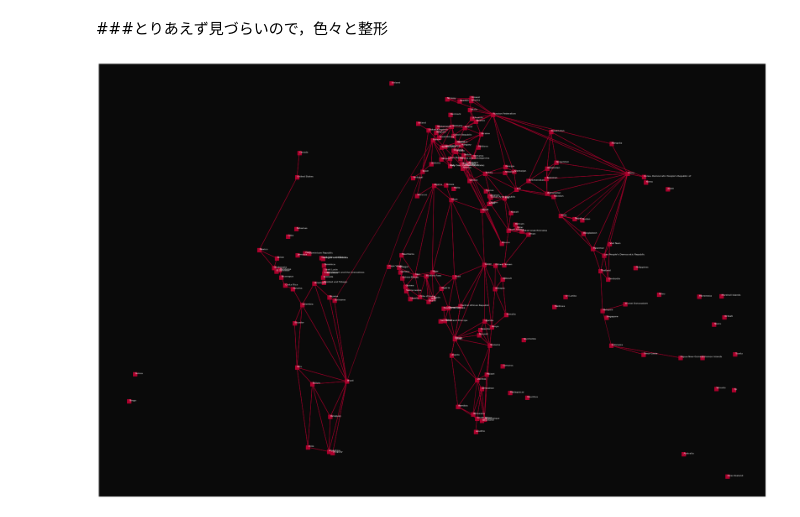
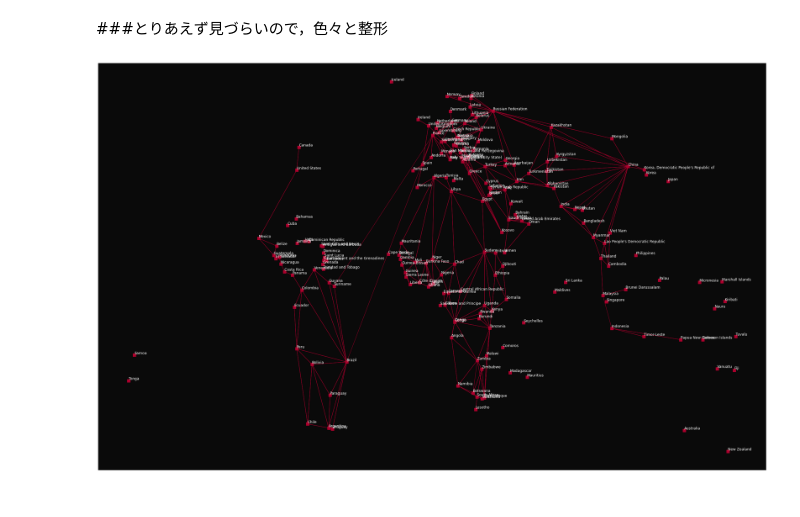
Before and after one commit to sirakik/japan_graph, a Jupyter notebook: 天地創造.ipynb, the cells around one changed output. Saved outputs shown, nothing was run; the diff lists cells and outputs as text; code cells hidden in the pictures.

```diff
--- a/天地創造.ipynb
+++ b/天地創造.ipynb
@@ -132,13 +132,13 @@ plt.show()
 ###とりあえず見づらいので，色々と整形
 # %%
 # 描画
-plt.rcParams['figure.figsize'] = (30.0, 20.0)
+plt.rcParams['figure.figsize'] = (40.0, 25.0)
 fig, ax = plt.subplots()
 ax.set_facecolor('#0A0A0A')
 
 nx_world_g = world_g.to_networkx()
 nx.draw_networkx(nx_world_g, pos=capital_dict, arrows=False, node_size=100, with_labels=False, node_color='#AD002D', edge_color='#AD002D', node_shape='s')
-nx.draw_networkx_labels(nx_world_g, pos=capital_dict, labels=world_dict, horizontalalignment='left', verticalalignment='bottom', font_color='#FFFFFF', font_size=6)
+nx.draw_networkx_labels(nx_world_g, pos=capital_dict, labels=world_dict, horizontalalignment='left', verticalalignment='bottom', font_color='#FFFFFF', font_size=12)
 plt.show()
 # %% [output]
-[figure, old version]
+[figure, new version]
```
